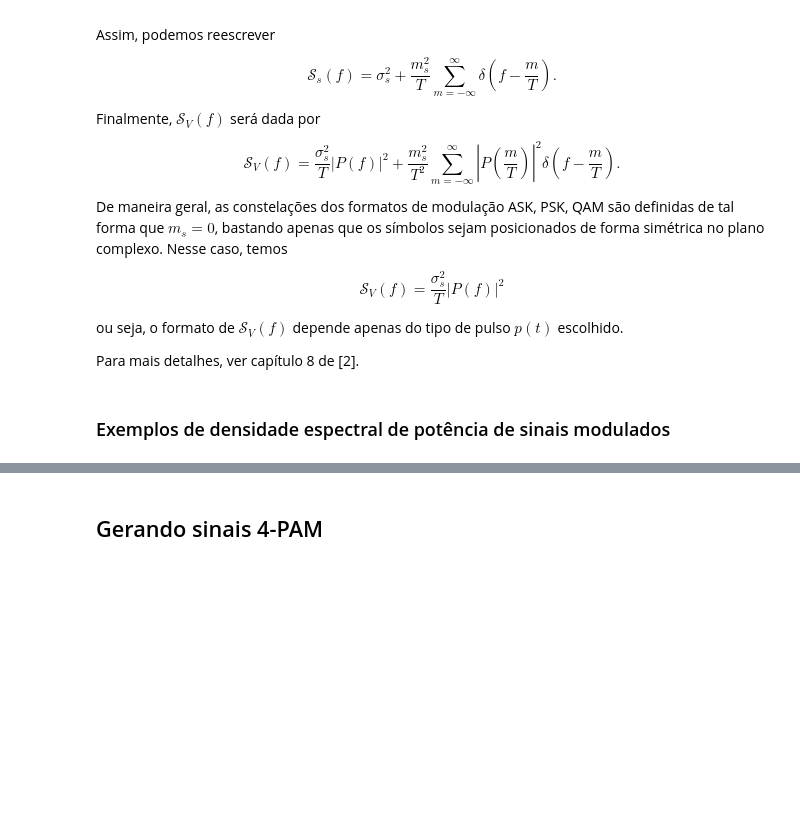
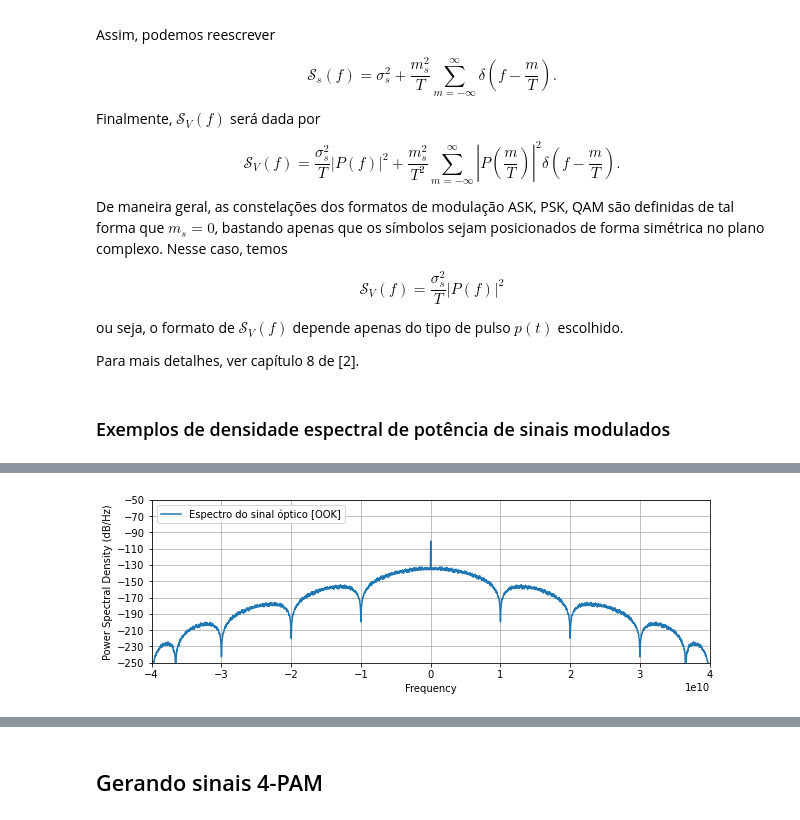
Before and after one commit to edsonportosilva/OpticalCommunications, a Jupyter notebook: jupyter notebooks/1. Transmissores ópticos.ipynb, the cells around one changed output, grey strips where cells are left out. Cells and saved outputs as stored; diff of their text form; code cells hidden in the pictures; blank space fills up the shorter version.

```diff
--- a/jupyter notebooks/1. Transmissores ópticos.ipynb
+++ b/jupyter notebooks/1. Transmissores ópticos.ipynb
@@ -1018,18 +1064,20 @@ plt.legend(loc='upper left');
 # %%
 P0 = 100e-3 # potência da portadora CW na entrada no MZM
 
 Vπ = 2
 Vb = -Vπ/2
 Ai = np.sqrt(P0)
 
-sigTxo = mzm(Ai, Vπ, 0.25*sigTx, Vb)
+sigTxo = mzm(Ai, 0.25*sigTx, Vπ, Vb)
 
 # plota psd
 plt.figure();
 plt.xlim(-4*Rs,4*Rs);
 plt.ylim(-250,-50);
 plt.psd(np.abs(sigTxo)**2,Fs=Fa, NFFT = 16*1024, sides='twosided', label = 'Espectro do sinal óptico [OOK]')
 plt.legend(loc='upper left');
+# %% [output]
+[figure, added]
 # %%
 Nsamples = 10000
 
```
Also changed, not shown: parts of 27 cells of this notebook, 3 other files.
